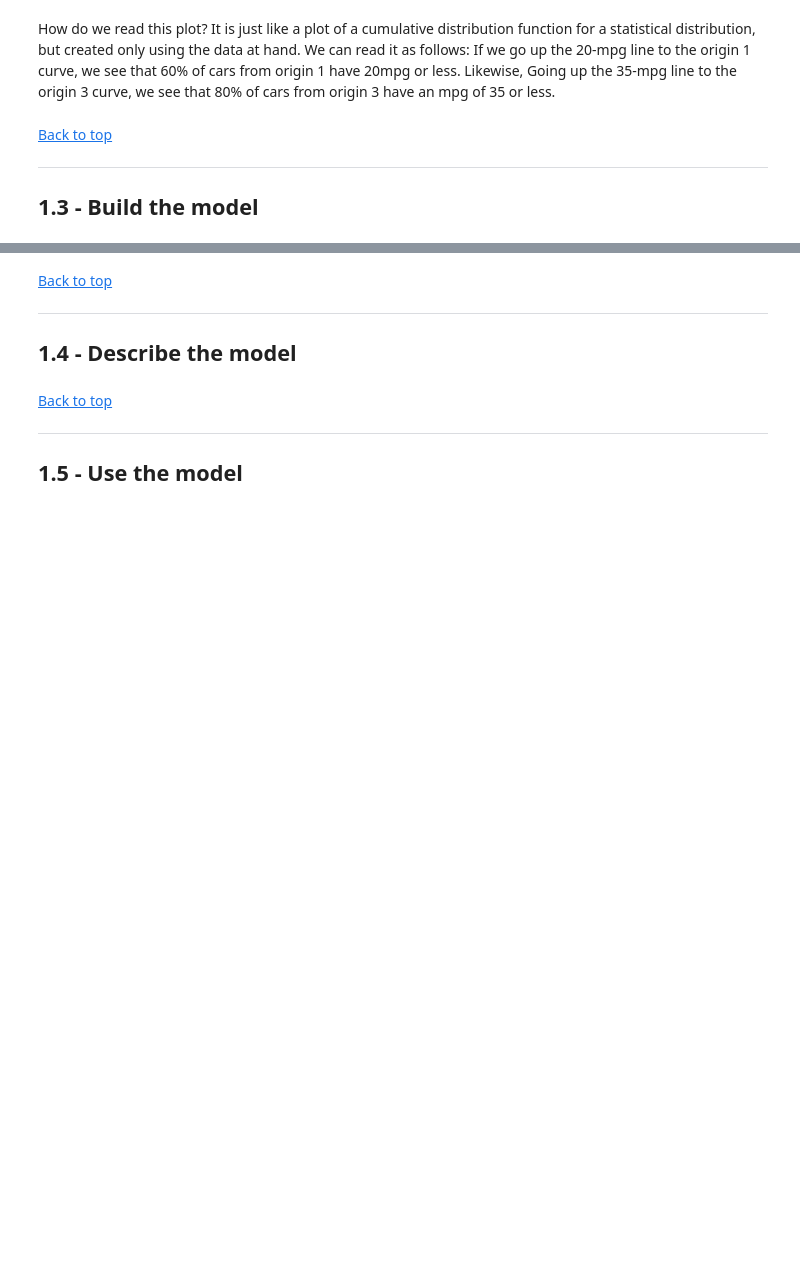
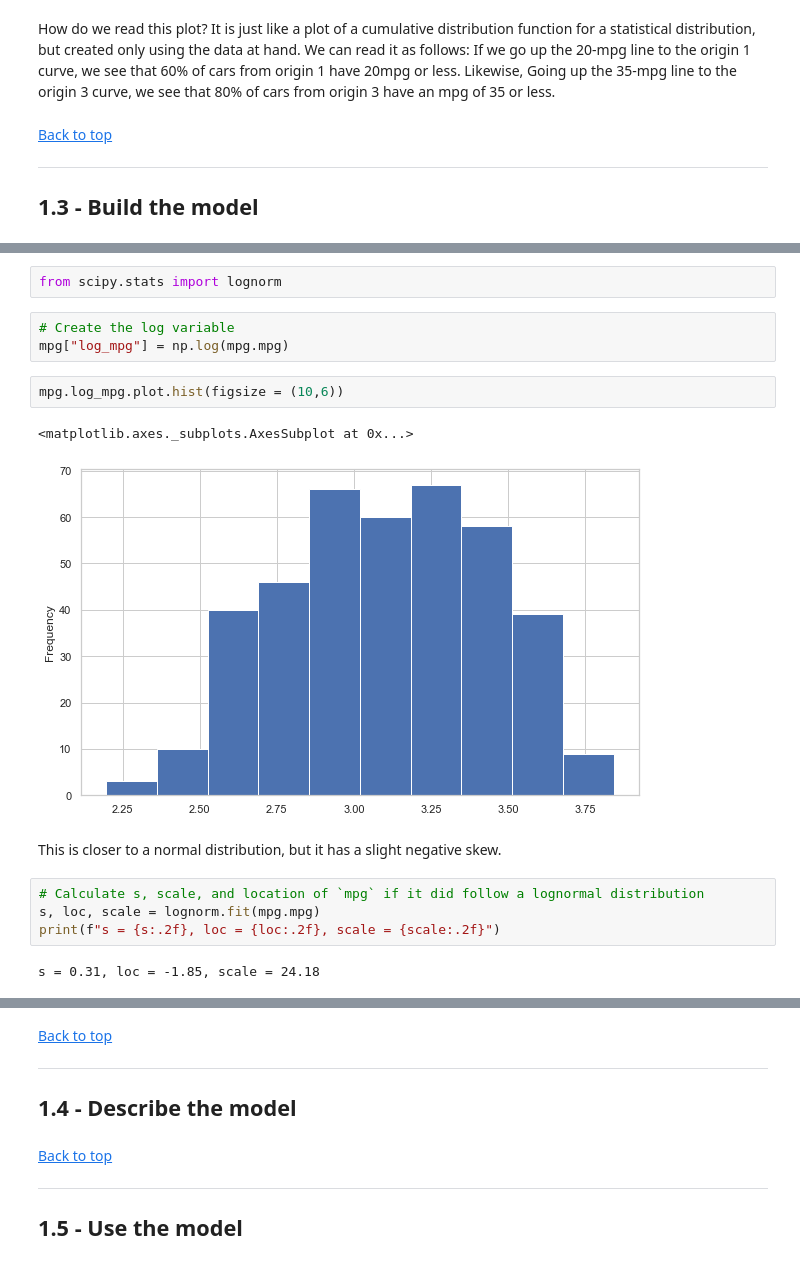
Before and after one commit to natemcintosh/en_685_648_data_science, a Jupyter notebook: 12_module/problem_set/nmcinto2.ipynb, the cells around one changed output, grey strips where cells are left out. Saved outputs shown, nothing was run; the diff lists cells and outputs as text; blank space fills up the shorter version.

```diff
--- a/12_module/problem_set/nmcinto2.ipynb
+++ b/12_module/problem_set/nmcinto2.ipynb
@@ -851,0 +1045,18 @@ The data contains a target variable, `mpg`, and 8 regressors:
+# %%
+from scipy.stats import lognorm
+# %%
+# Create the log variable
+mpg["log_mpg"] = np.log(mpg.mpg)
+# %%
+mpg.log_mpg.plot.hist(figsize = (10,6))
+# %% [output]
+<matplotlib.axes._subplots.AxesSubplot at 0x...>
+[figure, added]
+# %% [markdown]
+This is closer to a normal distribution, but it has a slight negative skew.
+# %%
+# Calculate s, scale, and location of `mpg` if it did follow a lognormal distribution
+s, loc, scale = lognorm.fit(mpg.mpg)
+print(f"s = {s:.2f}, loc = {loc:.2f}, scale = {scale:.2f}")
+# %% [output]
+s = 0.31, loc = -1.85, scale = 24.18
```
Also changed, not shown: parts of 64 cells of this notebook, 2 other files.
